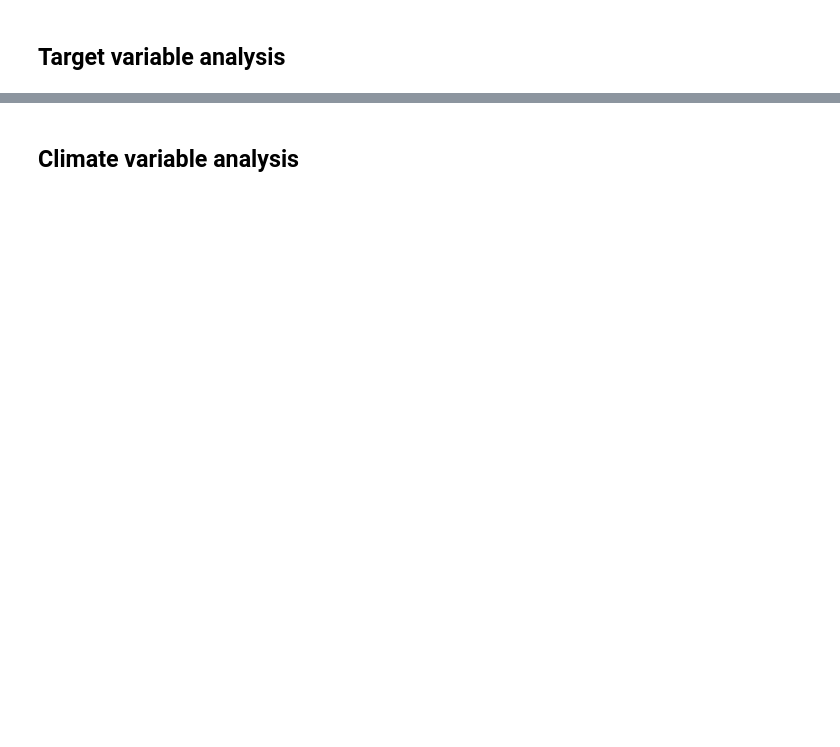
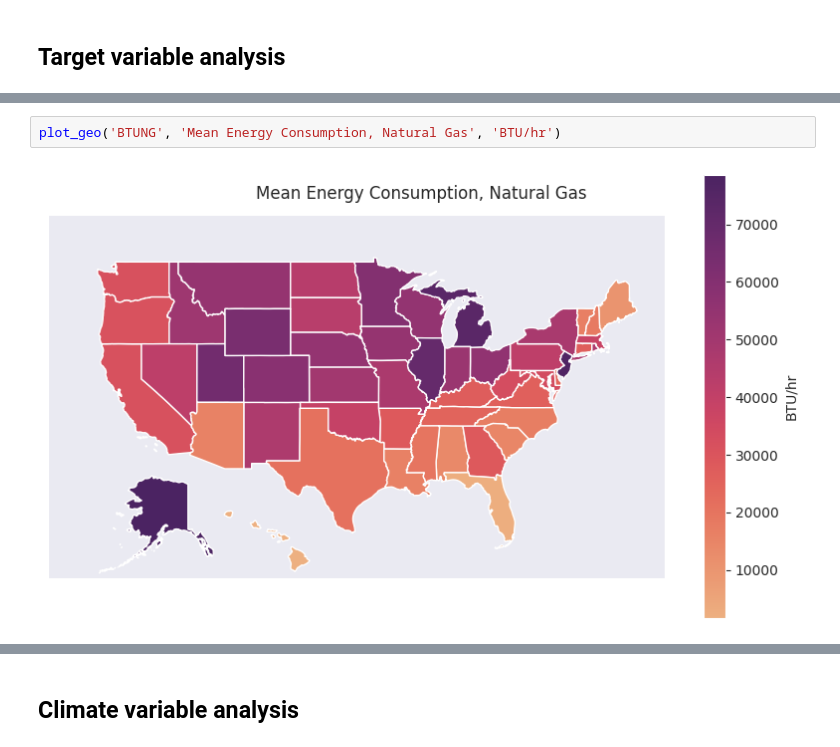
Before and after one commit to jon-codes/c964-model, a Jupyter notebook: exploratory.ipynb, the cells around one changed output, grey strips where cells are left out. Drawn from its saved outputs; the diff is of its cells as text; blank space fills up the shorter version.

```diff
--- a/exploratory.ipynb
+++ b/exploratory.ipynb
@@ -112,0 +169,4 @@ plt.show()
+# %%
+plot_geo('BTUNG', 'Mean Energy Consumption, Natural Gas', 'BTU/hr')
+# %% [output]
+[figure, added]
```
Also changed, not shown: parts of 29 cells of this notebook, 4 other files.
